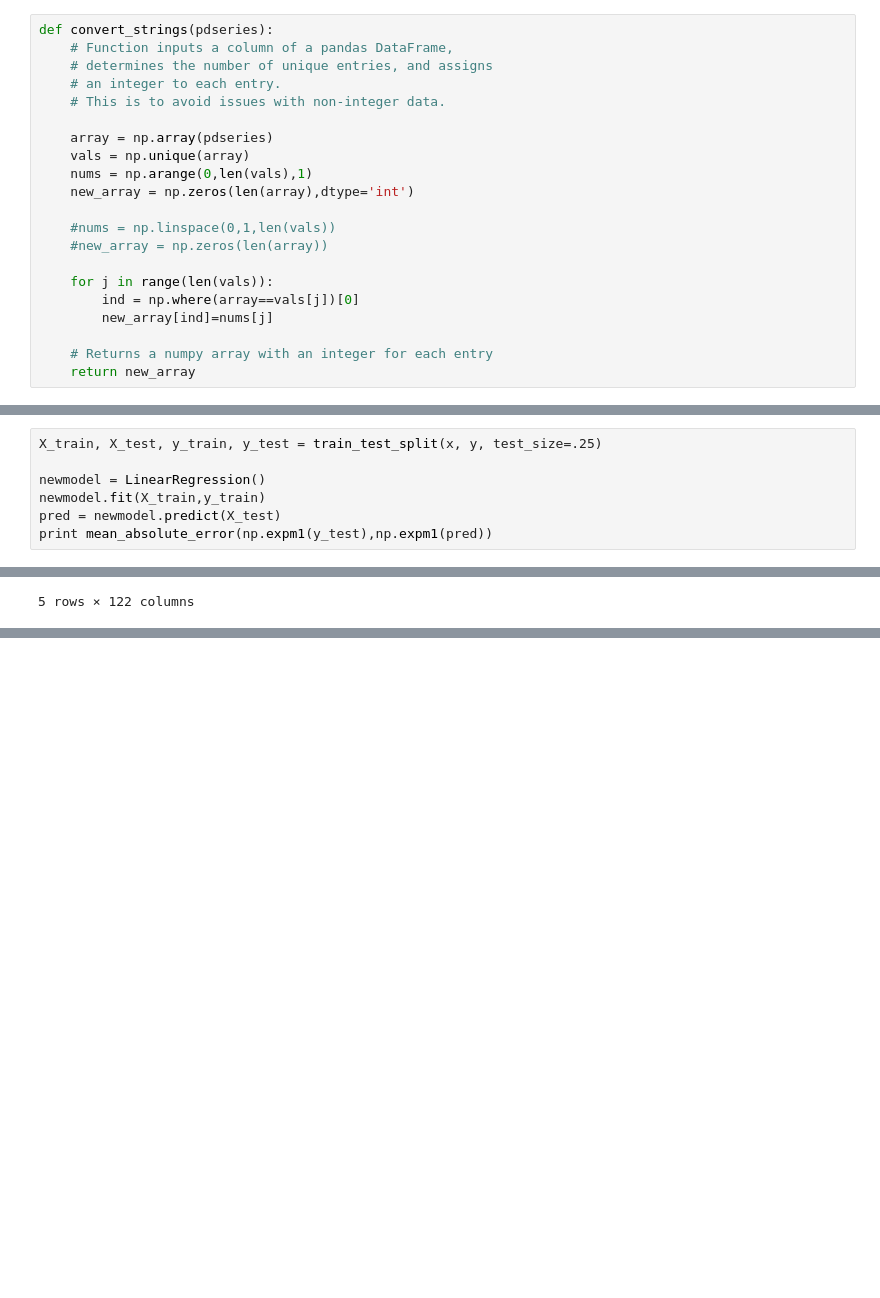
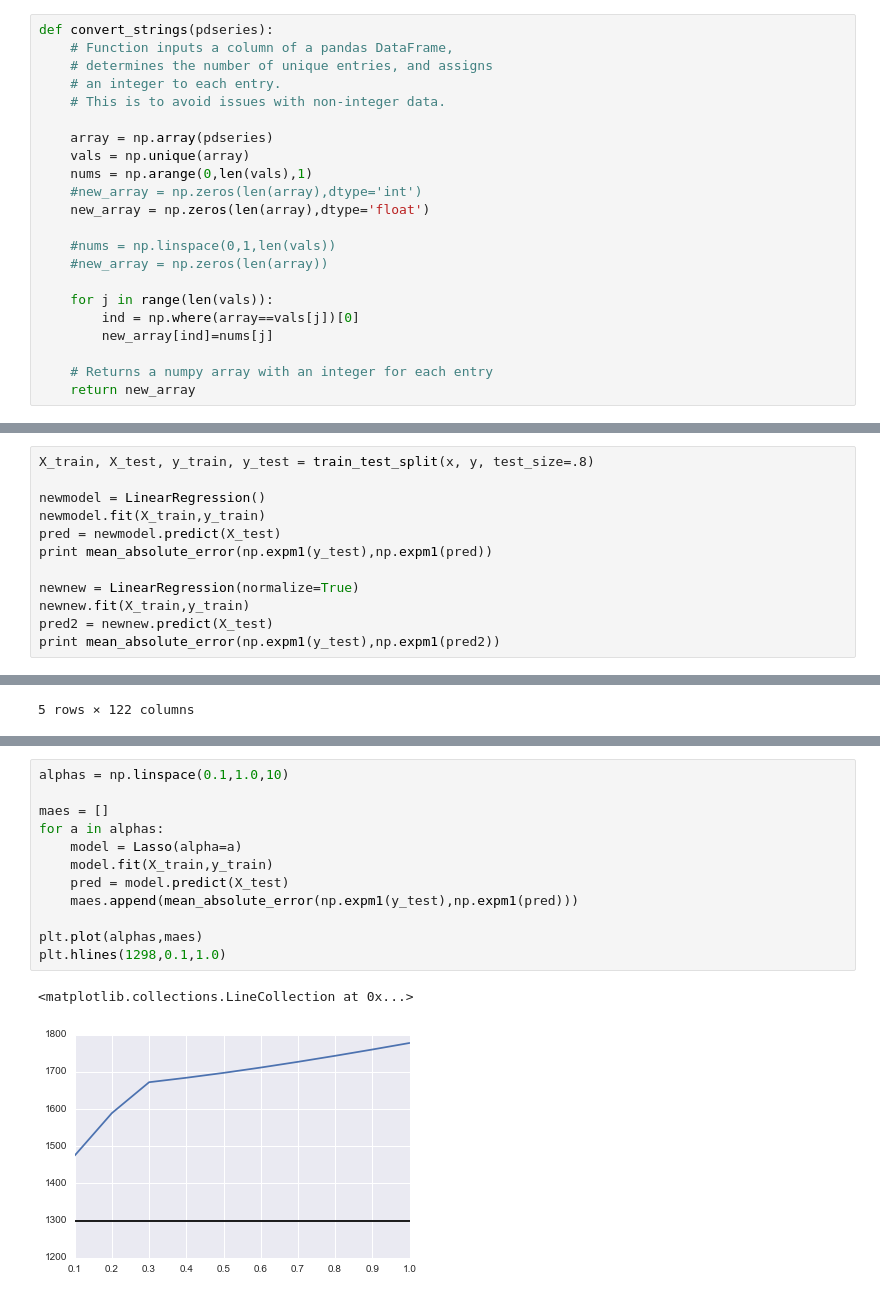
Before and after one commit to ewillmot/kaggle-allstate, a Jupyter notebook: notebooks/20161031_KEW_linearmodels.ipynb, the cells around one changed output, grey strips where cells are left out. Saved outputs shown, nothing was run; the diff lists cells and outputs as text; blank space fills up the shorter version.

Commit message:
Alter parameters of regression, try Lasso

```diff
--- a/notebooks/20161031_KEW_linearmodels.ipynb
+++ b/notebooks/20161031_KEW_linearmodels.ipynb
@@ -68,7 +68,8 @@ def convert_strings(pdseries):
     array = np.array(pdseries)
     vals = np.unique(array)
     nums = np.arange(0,len(vals),1)
-    new_array = np.zeros(len(array),dtype='int')
+    #new_array = np.zeros(len(array),dtype='int')
+    new_array = np.zeros(len(array),dtype='float')
 
     #nums = np.linspace(0,1,len(vals))
     #new_array = np.zeros(len(array))
@@ -124,10 +125,15 @@ final_data.head()
 | 4 | 0.159990 | 0.527991 | 0.473202 | 0.704268 | 0.247408 | 0.24564 | 0.22089 | 0.21230 | 0.202213 | 0.246011 | ... | ... |
 5 rows × 123 columns
 # %%
-X_train, X_test, y_train, y_test = train_test_split(x, y, test_size=.25)
+X_train, X_test, y_train, y_test = train_test_split(x, y, test_size=.8)
 
 newmodel = LinearRegression()
 newmodel.fit(X_train,y_train)
 pred = newmodel.predict(X_test)
 print mean_absolute_error(np.expm1(y_test),np.expm1(pred))
+
+newnew = LinearRegression(normalize=True)
+newnew.fit(X_train,y_train)
+pred2 = newnew.predict(X_test)
+print mean_absolute_error(np.expm1(y_test),np.expm1(pred2))
 # %% [output]
@@ -175,0 +174,15 @@ plt.legend()
+# %%
+alphas = np.linspace(0.1,1.0,10)
+
+maes = []
+for a in alphas:
+    model = Lasso(alpha=a)
+    model.fit(X_train,y_train)
+    pred = model.predict(X_test)
+    maes.append(mean_absolute_error(np.expm1(y_test),np.expm1(pred)))
+
+plt.plot(alphas,maes)
+plt.hlines(1298,0.1,1.0)
+# %% [output]
+<matplotlib.collections.LineCollection at 0x...>
+[figure, added]
```
Also changed, not shown: parts of 4 cells of this notebook.
